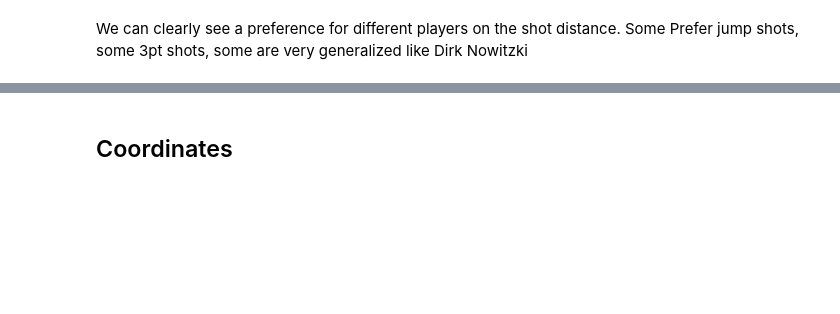
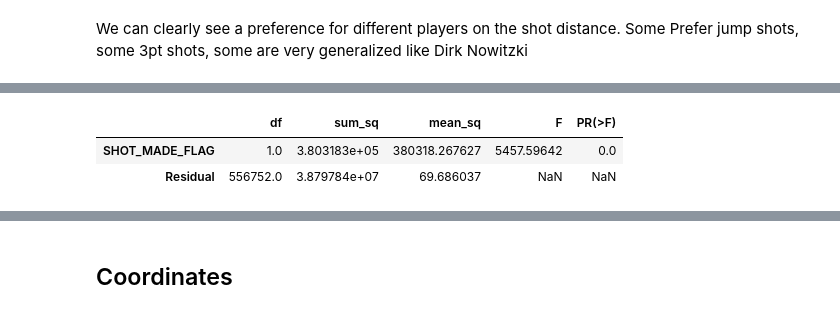
Before and after one commit to ds-training-nba/nba_shot_predictions, a Jupyter notebook: scripts/data_exploration.ipynb, the cells around one changed output, grey strips where cells are left out. Cells and saved outputs as stored; diff of their text form; code cells hidden in the pictures; blank space fills up the shorter version.

Commit message:
Update for new merged version and some additional tests

```diff
--- a/scripts/data_exploration.ipynb
+++ b/scripts/data_exploration.ipynb
@@ -145,3 +155,12 @@ plt.show()
+# %%
+# ANOVA test for significance of distance
+result = statsmodels.formula.api.ols('SHOT_DISTANCE ~ SHOT_MADE_FLAG', data=df.dropna(subset=['SHOT_DISTANCE', 'SHOT_MADE_FLAG'])).fit()
+table = statsmodels.api.stats.anova_lm(result)
+display(table)
+# %% [output]
+|  | df | sum_sq | mean_sq | F | PR(>F) |
+| SHOT_MADE_FLAG | 1.0 | 3.803183e+05 | 380318.267627 | 5457.59642 | 0.0 |
+| Residual | 556752.0 | 3.879784e+07 | 69.686037 | NaN | NaN |
 # %%
 bin_stats = (
     df.groupby(['dist_bin', 'PLAYER_NAME'])['SHOT_MADE_FLAG']
```
Also changed, not shown: parts of 11 cells of this notebook, 1 other file.
